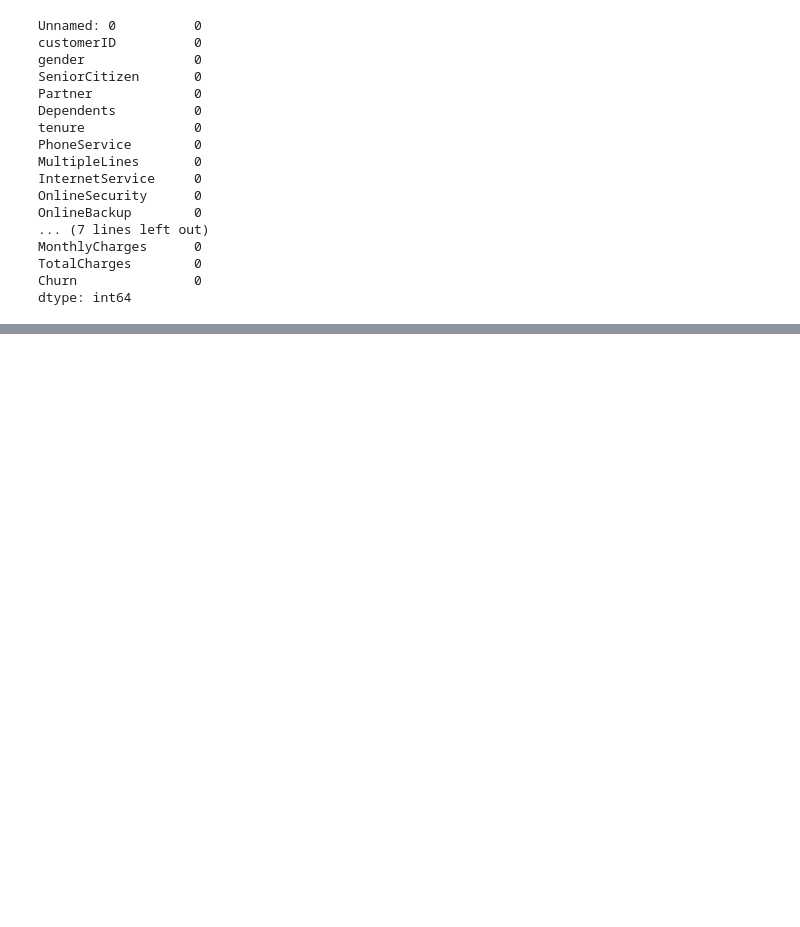
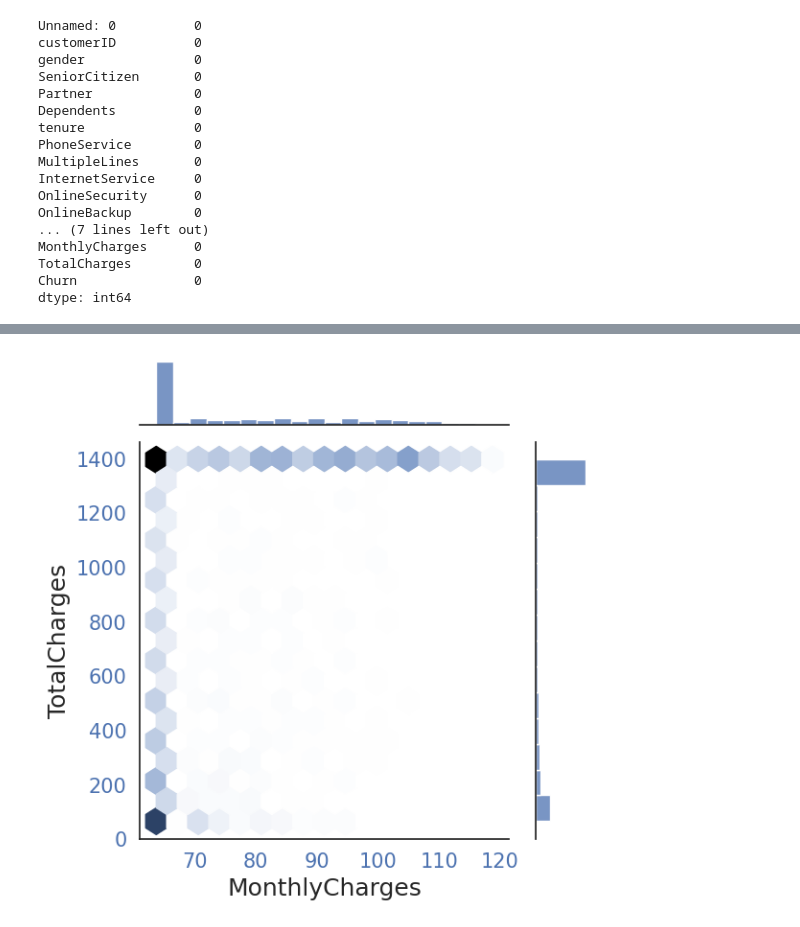
Before and after one commit to GerardoGrana/portfolio, a Jupyter notebook: credit_prediction/notebooks/exploratory.ipynb, the cells around one changed output, grey strips where cells are left out. Cells and saved outputs as stored; diff of their text form; code cells hidden in the pictures; blank space fills up the shorter version.

```diff
--- a/credit_prediction/notebooks/exploratory.ipynb
+++ b/credit_prediction/notebooks/exploratory.ipynb
@@ -152,2 +194,14 @@ df_churn.sample(5)
+# %%
+sns.set()
+
+with sns.axes_style('white'):
+    sns.jointplot(x = "MonthlyCharges", y = "TotalCharges", data = numeric_features, kind='hex')
+    plt.xlabel('MonthlyCharges', fontsize= 18)
+    plt.ylabel('TotalCharges', fontsize= 18)
+plt.xticks(fontsize = 15, color='b')
+plt.yticks(fontsize = 15, color= 'b')
+plt.show()
+# %% [output]
+[figure, added]
 # %%
 df_churn.to_csv('../data/preprocessed/churn_preprocessed.csv')
```
Also changed, not shown: parts of 10 cells of this notebook.
